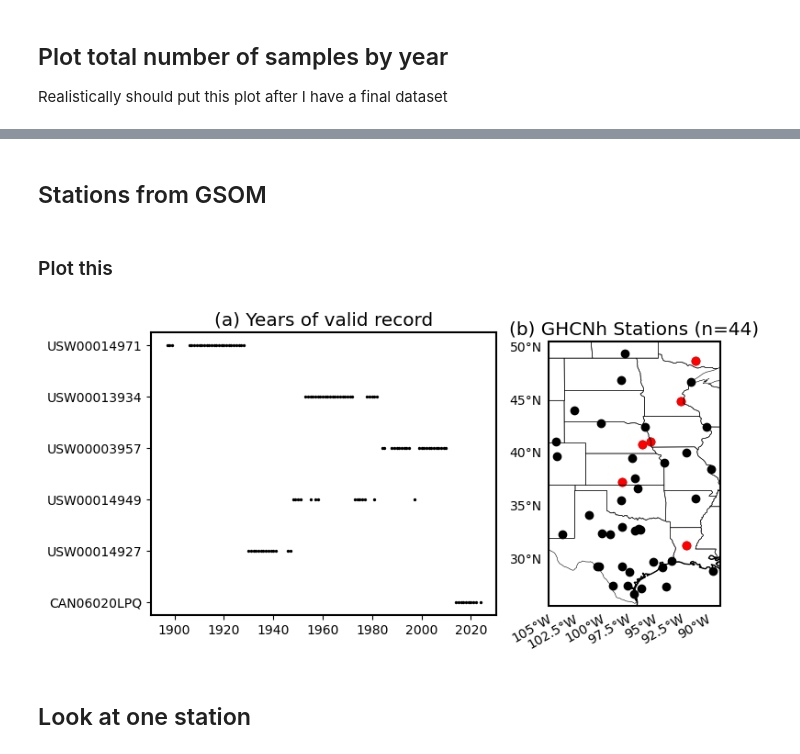
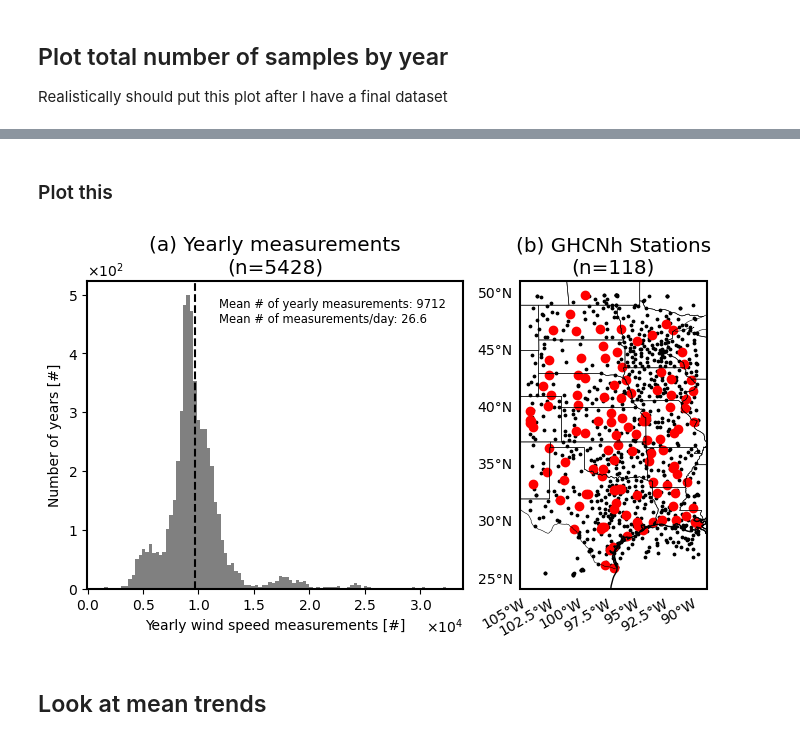
Before and after one commit to ivalencius/GPLLJ, a Jupyter notebook: src/GHCNh_cna.ipynb, the cells around one changed output, grey strips where cells are left out. Cells and saved outputs as stored; diff of their text form; code cells hidden in the pictures.

Commit message:
Started analysis of GHCNh data in Central North America

```diff
--- a/src/GHCNh_cna.ipynb
+++ b/src/GHCNh_cna.ipynb
@@ -157,2 +187,0 @@ Number of valid stations: 6
-# %% [markdown]
-## Stations from GSOM
@@ -239,30 +190,35 @@ df.filter(pl.col('Station_ID') == 'USW00012916').collect()
 # %%
 fig = plt.figure(figsize=(8, 4))
 gs = fig.add_gridspec(ncols=2, width_ratios=[2,1])
 
 # Plot 1: Years of Valid Record
 ax = fig.add_subplot(gs[0])
-for station in ids_sorted:
-    subset = valid_stations.filter(pl.col('Station_ID') == station)
-    ax.scatter(subset['time'], subset['Station_ID'], color='k', s=2)
-ax.set_title('(a) Years of valid record', fontsize='x-large')
+ax.hist(good_years['num_obs'], bins=100, color='gray')
+mean_obs = int(good_years['num_obs'].mean())
+ax.axvline(mean_obs, color='k', linestyle='dashed')
+txt = f'Mean # of yearly measurements: {mean_obs}\nMean # of measurements/day: {round(mean_obs/365, 1)}'
+ax.text(0.35, 0.9, txt, fontsize='small', horizontalalignment='left', verticalalignment='center', transform=ax.transAxes)
+ax.xaxis.set_major_formatter(ticker.ScalarFormatter(useMathText=True))
+ax.yaxis.set_major_formatter(ticker.ScalarFormatter(useMathText=True))
+ax.ticklabel_format(style='sci', axis='both', scilimits=(0, 0))
+ax.set_xlabel('Yearly wind speed measurements [#]')
+ax.set_ylabel('Number of years [#]')
+ax.set_title(f'(a) Yearly measurements\n(n={len(good_years)})', fontsize='x-large')
 for spine in ax.spines.values():
     spine.set_linewidth(1.5)
 
 # Plot all stations then selected stations
 ax = fig.add_subplot(gs[1], projection=ccrs.PlateCarree())
-ax.scatter(metadata['Longitude'], metadata['Latitude'], transform=ccrs.PlateCarree(), c='k')
-metadata_filtered = metadata.filter(pl.col('Station_ID').is_in(ids_sorted))
+ax.scatter(metadata['Longitude'], metadata['Latitude'], transform=ccrs.PlateCarree(), c='k', s=3)
+metadata_filtered = metadata.filter(pl.col('Station_ID').is_in(valid_stations['Station_ID'].to_numpy()))
 ax.scatter(metadata_filtered['Longitude'], metadata_filtered['Latitude'], transform=ccrs.PlateCarree(), c='r')
 ax.add_feature(cfeature.STATES, linewidth=0.4)
 ax.add_feature(cfeature.COASTLINE, linewidth=1)
 add_latlon(ax)
-ax.set_title(f'(b) GHCNh Stations (n={len(metadata)})', fontsize='x-large')
+ax.set_title(f'(b) GHCNh Stations\n(n={len(metadata_filtered)})', fontsize='x-large')
 for spine in ax.spines.values():
     spine.set_linewidth(1.5)
-
+plt.savefig(os.path.join(FIG_DIR, 'GHCNh_cna_valid_stations.png'), dpi=300)
 plt.show()
 # %% [output]
-[figure, old version]
+[figure, new version]
-# %% [markdown]
-## Look at one station
@@ -295,0 +225,2 @@ plt.scatter(df_s['time'], df_s['wind_speed'])
+# %% [markdown]
+## Look at mean trends
```
Also changed, not shown: parts of 17 cells of this notebook, 2 other files.
